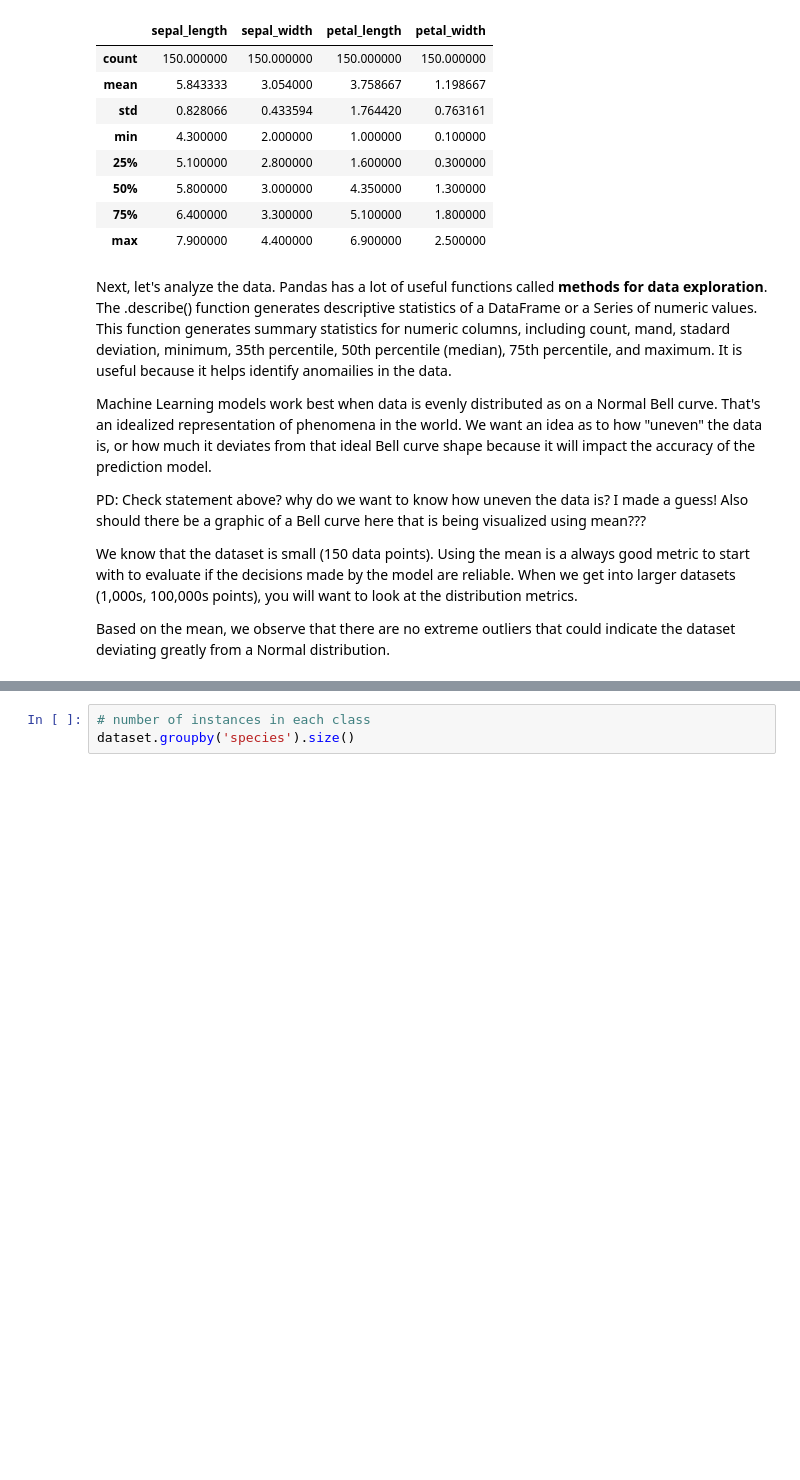
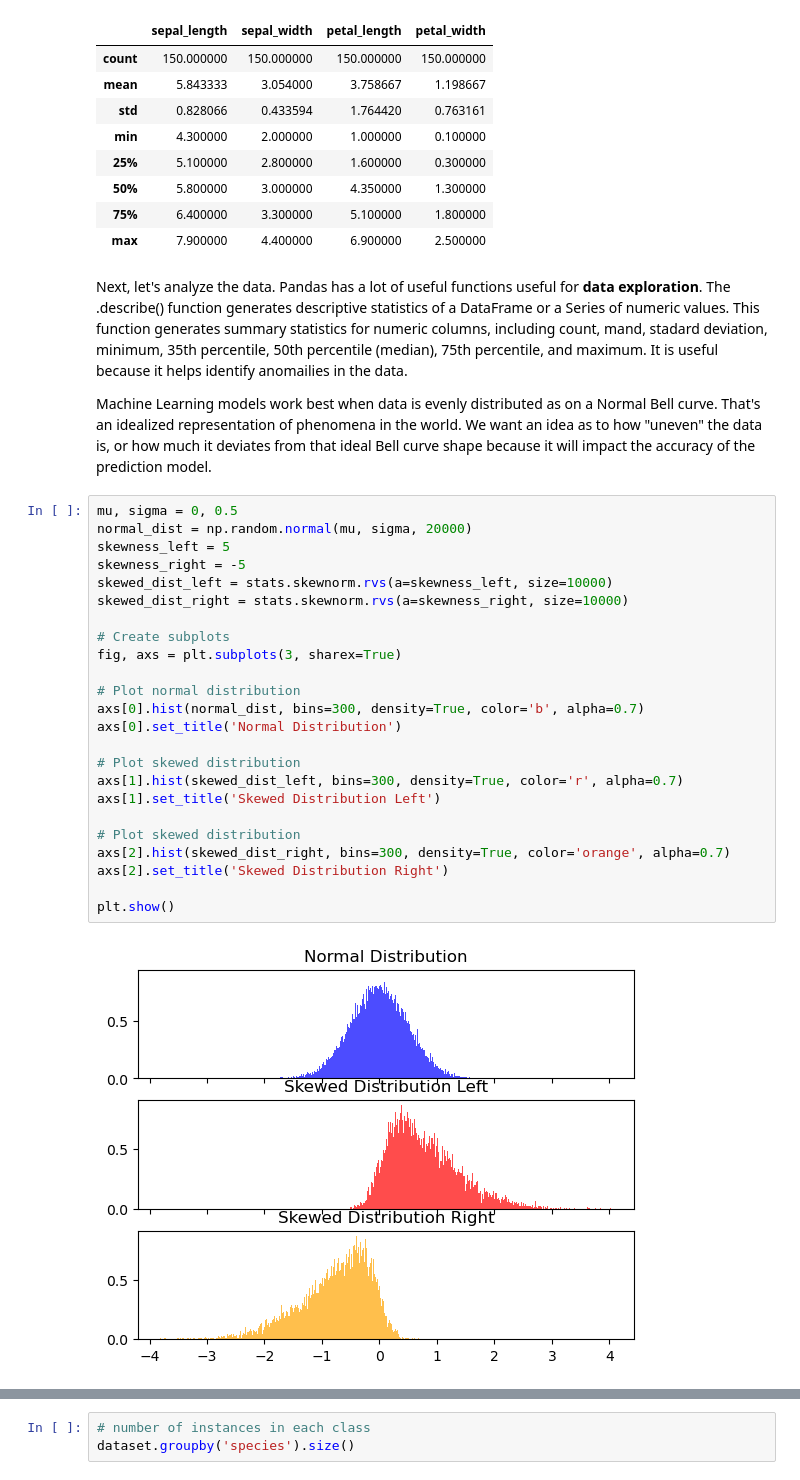
Before and after one commit to uOttawa-IT-Research-teaching/DecisionTrees, a Jupyter notebook: 1-Intro_iris_classification.ipynb, the cells around one changed output, grey strips where cells are left out. Saved outputs shown, nothing was run; the diff lists cells and outputs as text; blank space fills up the shorter version.

```diff
--- a/1-Intro_iris_classification.ipynb
+++ b/1-Intro_iris_classification.ipynb
@@ -184,12 +189,32 @@ dataset.describe()
 | max | 7.900000 | 4.400000 | 6.900000 | 2.500000 |
 # %% [markdown]
 Next, let's analyze the data.
-Pandas has a lot of useful functions called **methods for data exploration**.  The .describe() function generates descriptive statistics of a DataFrame or a Series of numeric values.  This function generates summary statistics for numeric columns, including count, mand, stadard deviation, minimum, 35th percentile, 50th percentile (median), 75th percentile, and maximum. It is useful because it helps identify anomailies in the data.
+Pandas has a lot of useful functions useful for **data exploration**.  The .describe() function generates descriptive statistics of a DataFrame or a Series of numeric values.  This function generates summary statistics for numeric columns, including count, mand, stadard deviation, minimum, 35th percentile, 50th percentile (median), 75th percentile, and maximum. It is useful because it helps identify anomailies in the data.
 
 Machine Learning models work best when data is evenly distributed as on a Normal Bell curve.  That's an idealized representation of phenomena in the world.  We want an idea as to how "uneven" the data is, or  how much it deviates from that ideal Bell curve shape because it will impact the accuracy of the prediction model.
-
-PD: Check statement above? why do we want to know how uneven the data is? I made a guess! Also should there be a graphic of a Bell curve here that is being visualized using mean???
-
-We know that the dataset is small (150 data points).  Using the mean is a always good metric to start with to evaluate if the decisions made by the model are reliable.  When we get into larger datasets (1,000s, 100,000s points), you will want to look at the distribution metrics.
-
-Based on the mean, we observe that there are no extreme outliers that could indicate the dataset deviating greatly from a Normal distribution.
+# %%
+mu, sigma = 0, 0.5
+normal_dist = np.random.normal(mu, sigma, 20000)
+skewness_left = 5
+skewness_right = -5
+skewed_dist_left = stats.skewnorm.rvs(a=skewness_left, size=10000)
+skewed_dist_right = stats.skewnorm.rvs(a=skewness_right, size=10000)
+
+# Create subplots
+fig, axs = plt.subplots(3, sharex=True)
+
+# Plot normal distribution
+axs[0].hist(normal_dist, bins=300, density=True, color='b', alpha=0.7)
+axs[0].set_title('Normal Distribution')
+
+# Plot skewed distribution
+axs[1].hist(skewed_dist_left, bins=300, density=True, color='r', alpha=0.7)
+axs[1].set_title('Skewed Distribution Left')
+
+# Plot skewed distribution
+axs[2].hist(skewed_dist_right, bins=300, density=True, color='orange', alpha=0.7)
+axs[2].set_title('Skewed Distribution Right')
+
+plt.show()
+# %% [output]
+[figure, added]
```
Also changed, not shown: parts of 20 cells of this notebook, 1 other file.
